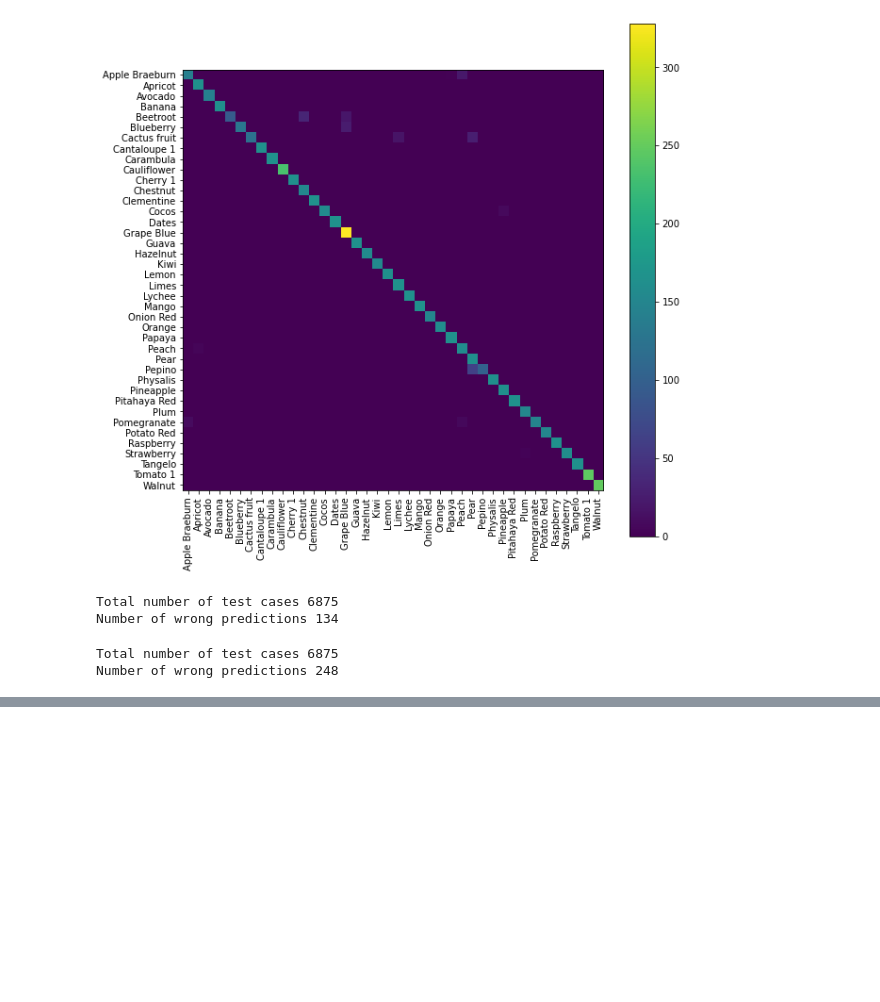
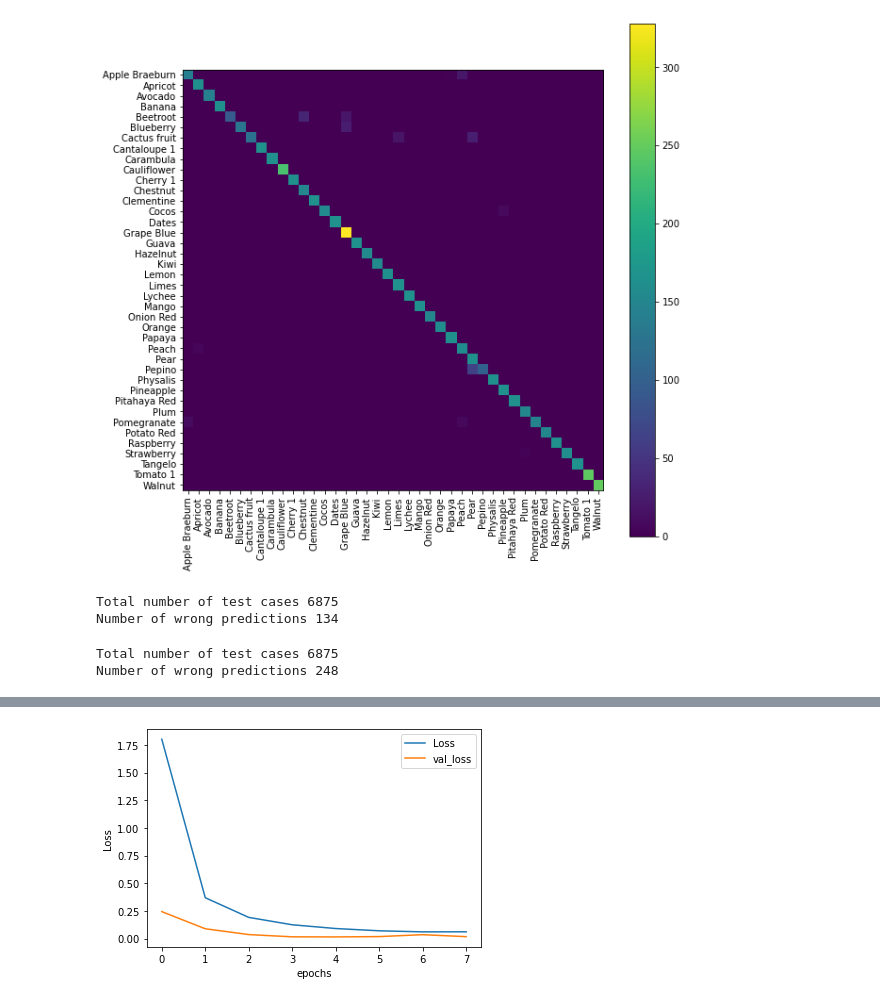
Before and after one commit to ganeshkuikel/fruit_classsification, a Jupyter notebook: Fruits.ipynb, the cells around one changed output, grey strips where cells are left out. Saved outputs shown, nothing was run; the diff lists cells and outputs as text; code cells hidden in the pictures; blank space fills up the shorter version.

```diff
--- a/Fruits.ipynb
+++ b/Fruits.ipynb
@@ -396,0 +516,9 @@ Number of wrong predictions 248
+# %%
+plt.plot(history2.history['loss'])
+plt.plot(history2.history['val_loss'])
+plt.legend(['Loss','val_loss'])
+plt.xlabel('epochs')
+plt.ylabel('Loss')
+plt.show()
+# %% [output]
+[figure, added]
```
Also changed, not shown: parts of 22 cells of this notebook.
